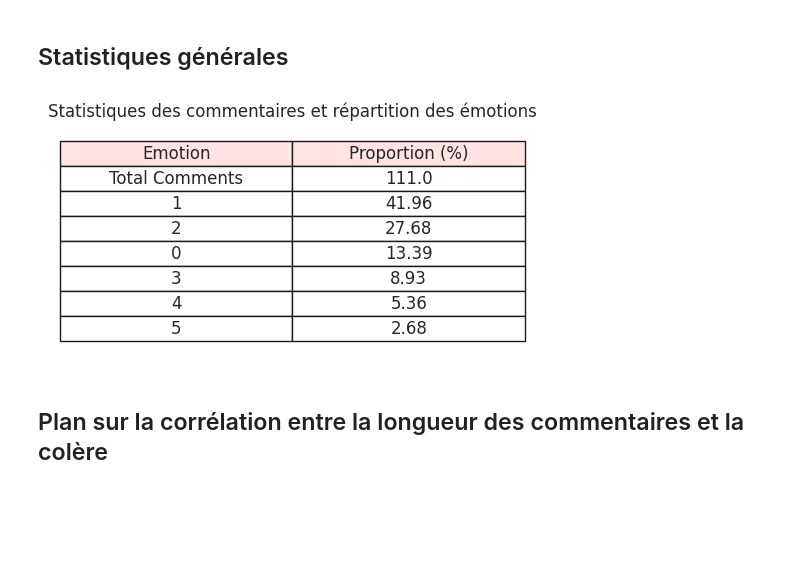
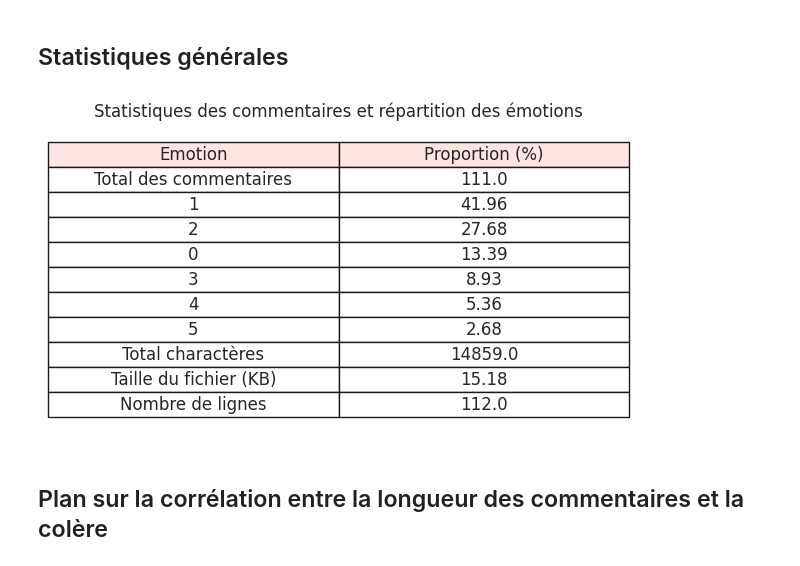
Before and after one commit to deboraptor/outils_traitement_corpus, a Jupyter notebook: scripts/graphiques.ipynb, the cells around one changed output. Cells and saved outputs as stored; diff of their text form; code cells hidden in the pictures; blank space fills up the shorter version.

Commit message:
:zap: ajout de données sur les statistiques générales

```diff
--- a/scripts/graphiques.ipynb
+++ b/scripts/graphiques.ipynb
@@ -67,26 +67,40 @@ os.makedirs(dossier, exist_ok=True)
 # %%
 total_comments = len(df) - 1
 emotion_distribution = df["label"].value_counts(normalize=True) * 100
 emotion_distribution = emotion_distribution.round(2)
+
+df['text_length'] = df['text'].str.len()
+total_characters = int(df['text_length'].sum())
+
+taille_fichier = os.path.getsize(fichier_csv)
+taille_fichier_kb = round(taille_fichier / 1024, 2)
+
+nombre_lignes = len(df)
 
 stats_df = pd.DataFrame({
     "Emotion": emotion_distribution.index,
     "Proportion (%)": emotion_distribution.values
 })
 
-stats_df = pd.concat([pd.DataFrame({"Emotion": ["Total Comments"], "Proportion (%)": [total_comments]}), stats_df], ignore_index=True)
+stats_df = pd.concat([
+    pd.DataFrame({"Emotion": ["Total des commentaires"], "Proportion (%)": [total_comments]}),
+    stats_df,
+    pd.DataFrame({"Emotion": ["Total charactères"], "Proportion (%)": [total_characters]}),
+    pd.DataFrame({"Emotion": ["Taille du fichier (KB)"], "Proportion (%)": [taille_fichier_kb]}),
+    pd.DataFrame({"Emotion": ["Nombre de lignes"], "Proportion (%)": [nombre_lignes]})
+], ignore_index=True)
 
 sns.set(style="whitegrid")
-plt.figure(figsize=(4, 3))
+plt.figure(figsize=(5, 4))
 table = plt.table(cellText=stats_df.values, colLabels=stats_df.columns, cellLoc="center", loc="center", colColours=["#FFE4E1", "#FFE4E1"])
 table.auto_set_font_size(True)
 table.scale(1.5, 1.5)
 plt.axis("off")
 plt.title("Statistiques des commentaires et répartition des émotions")
-plt.savefig(os.path.join(dossier, "statistiques_commentaires_repartition_emotions.png"))
+plt.savefig(os.path.join(dossier, "statistiques_generales.png"))
 plt.show()
 # %% [output]
-[figure, old version]
+[figure, new version]
 # %% [markdown]
 ## Plan sur la corrélation entre la longueur des commentaires et la colère
 # %%
```
Also changed, not shown: parts of 2 cells of this notebook.
